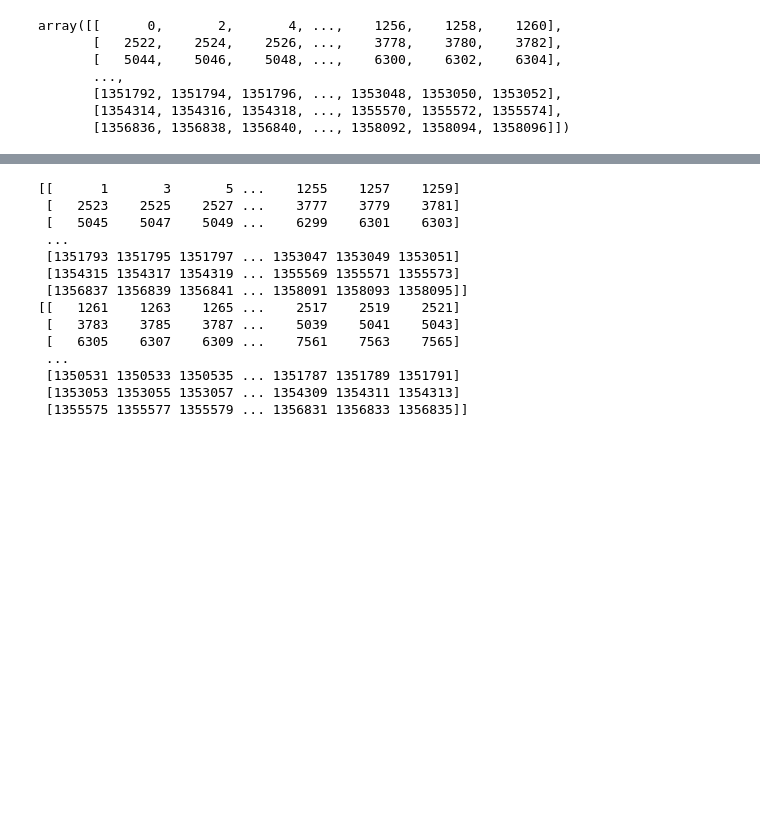
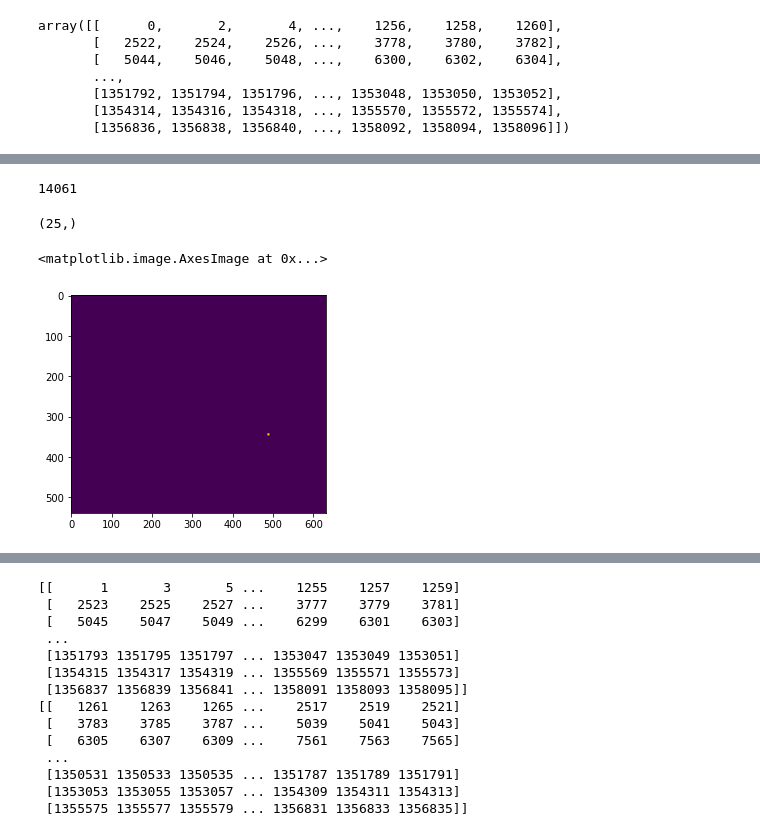
Before and after one commit to AI4SIM/model-collection, a Jupyter notebook: wmed/_/sandbox.ipynb, the cells around one changed output, grey strips where cells are left out. Saved outputs shown, nothing was run; the diff lists cells and outputs as text; code cells hidden in the pictures; blank space fills up the shorter version.

Commit message:
started gathering neighboring nodes from era5 for each croco node

```diff
--- a/wmed/_/sandbox.ipynb
+++ b/wmed/_/sandbox.ipynb
@@ -225,0 +243,11 @@ connectivity = np.hstack((
+# %%
+lon = static['era5_lon']
+lat = static['era5_lat']
+# %%
+era5_blocks = []
+for i in np.arange(lon.shape[0] - 1):
+    for j in np.arange(lon.shape[1] - 1):
+        era5_blocks.append(np.vstack((
+            np.diagonal(lon[i:i + 2, j:j + 2]),
+            np.diagonal(lat[i:i + 2, j:j + 2])
+        )))
@@ -225,0 +259,2 @@ connectivity = np.hstack((
+# %%
+T = np.dstack((t, static['croco_lon_rho'], static['croco_lat_rho']))
@@ -225,0 +269,7 @@ connectivity = np.hstack((
+# %%
+mask = {
+    idx: (T[:, :, 1] >= era5_blocks[idx][0, 0]) * \
+         (T[:, :, 1] <= era5_blocks[idx][0, 1]) * \
+         (T[:, :, 2] >= era5_blocks[idx][1, 0]) * \
+         (T[:, :, 2] <= era5_blocks[idx][1, 1]) for idx in np.arange(len(era5_blocks))}
+mask
@@ -225,0 +294,13 @@ connectivity = np.hstack((
+# %%
+len(era5_blocks)
+# %% [output]
+14061
+# %%
+t[mask[9000]]
+# %% [output]
+(25,)
+# %%
+plt.imshow(T[:, :, 0] * mask[9000])
+# %% [output]
+<matplotlib.image.AxesImage at 0x...>
+[figure, added]
```
Also changed, not shown: parts of 9 cells of this notebook.
